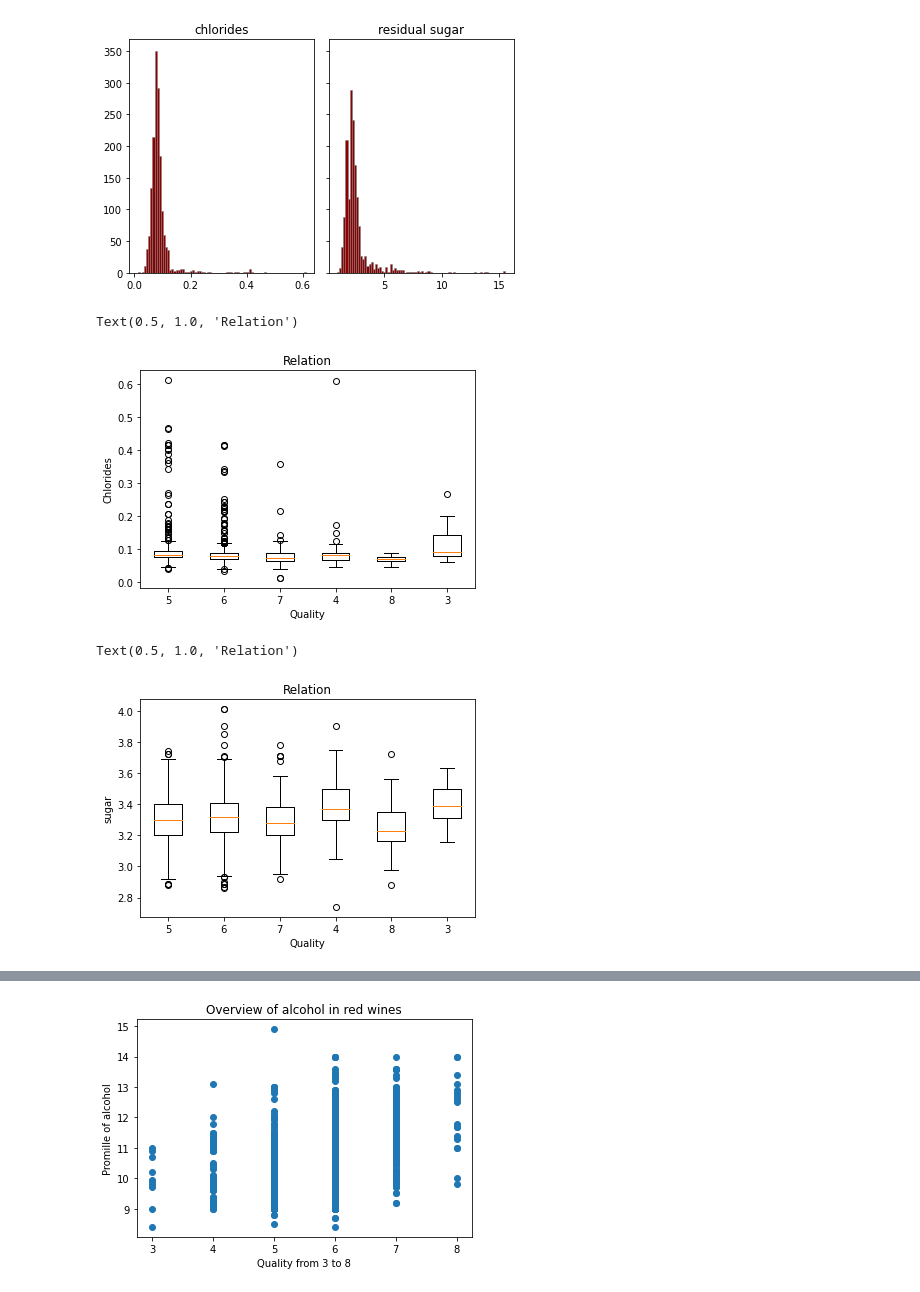
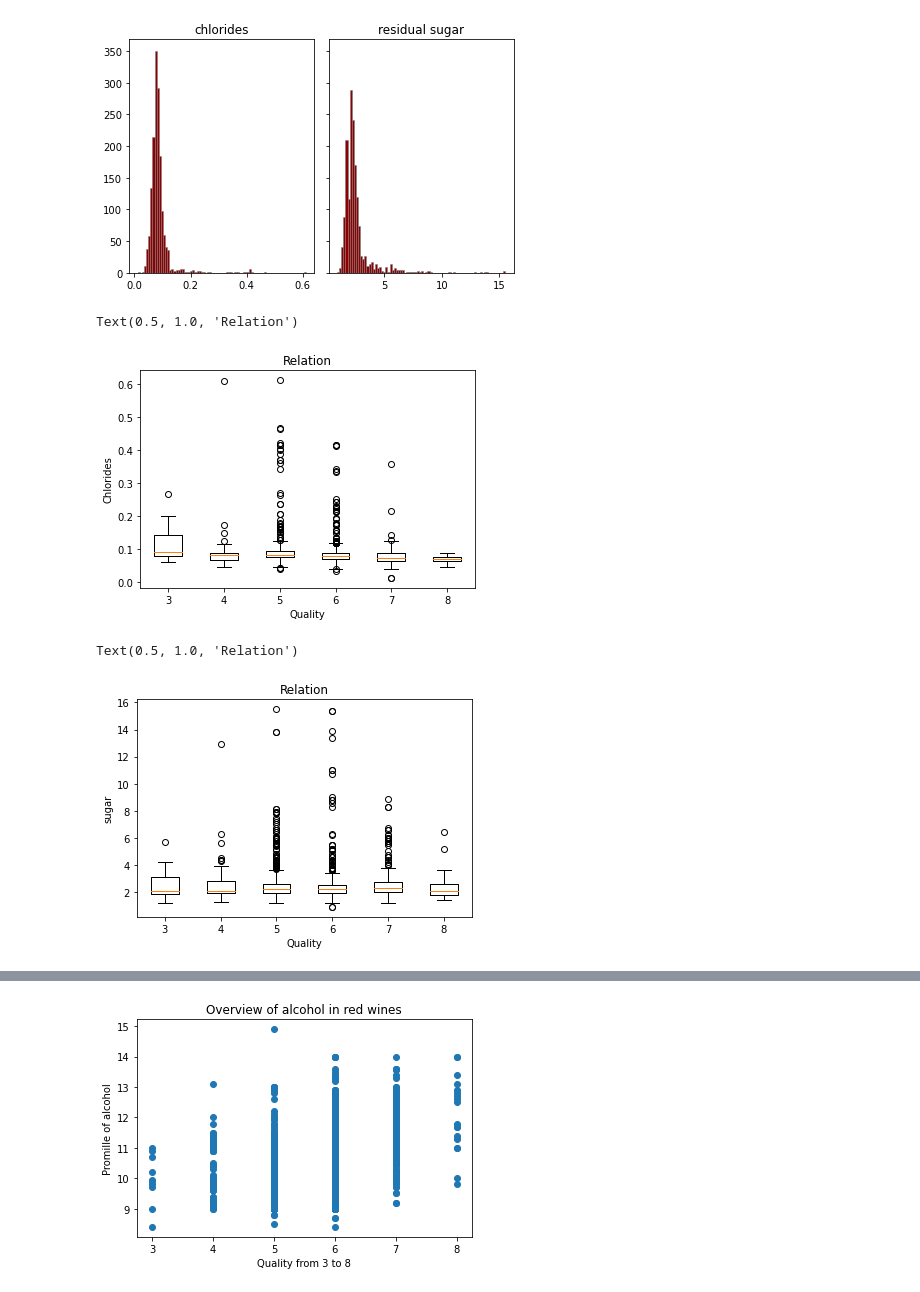
Before and after one commit to movifu1982/homework, a Jupyter notebook: homework.ipynb, the cells around one changed output, grey strips where cells are left out. Drawn from its saved outputs; the diff is of its cells as text; code cells hidden in the pictures.

```diff
--- a/homework.ipynb
+++ b/homework.ipynb
@@ -44,7 +52,10 @@ red_wine.head(5)
 # %%
 red_wine['quality_label'] = red_wine['quality'].apply(lambda value: 'low'
-if value <= 5 else 'medium'
-if value <= 7 else 'high')
+if value <= 4 else 'medium'
+if value <= 6 else 'high')
+
+# 3 4 5 are low, 6 7 medium, 8 and nonexistent 9 are high
+#changed to: 3 4 low, 5 6 medium, 7 8 (and 9) high
 
 red_wine['quality_label'] = pd.Categorical(red_wine['quality_label'],
 categories=['low', 'medium', 'high'])
@@ -144,9 +188,11 @@ axs[1].hist(red_wine['residual sugar'], color='darkred', bins=80,
 plt.show()
 # %% [output]
 [figure]
+# %%
+sorted = np.sort(red_wine['quality'].unique())
 # %%
 quality_chlorides = {}
-for i in red_wine['quality'].unique():
+for i in sorted:
     quality_chlorides[i] = red_wine[red_wine['quality'] == i].chlorides
 plt.boxplot([x for x in quality_chlorides.values()],
             labels=[x for x in quality_chlorides.keys()])
@@ -157,20 +203,20 @@ plt.ylabel('Chlorides')
 plt.title('Relation')
 # %% [output]
 Text(0.5, 1.0, 'Relation')
-[figure, old version]
+[figure, new version]
 # %%
 quality_sugar = {}
-for i in red_wine['quality'].unique():
-    quality_sugar[i] = red_wine[red_wine['quality'] == i].pH
+for i in sorted:
+    quality_sugar[i] = red_wine[red_wine['quality'] == i][("residual sugar")]
 plt.boxplot([x for x in quality_sugar.values()],
             labels=[x for x in quality_sugar.keys()])
 #x and y-axis labels
 plt.xlabel('Quality')
 plt.ylabel('sugar')
 #plot title
 plt.title('Relation')
 # %% [output]
 Text(0.5, 1.0, 'Relation')
-[figure, old version]
+[figure, new version]
 # %%
 quality_density = {}
```
Also changed, not shown: parts of 24 cells of this notebook.
